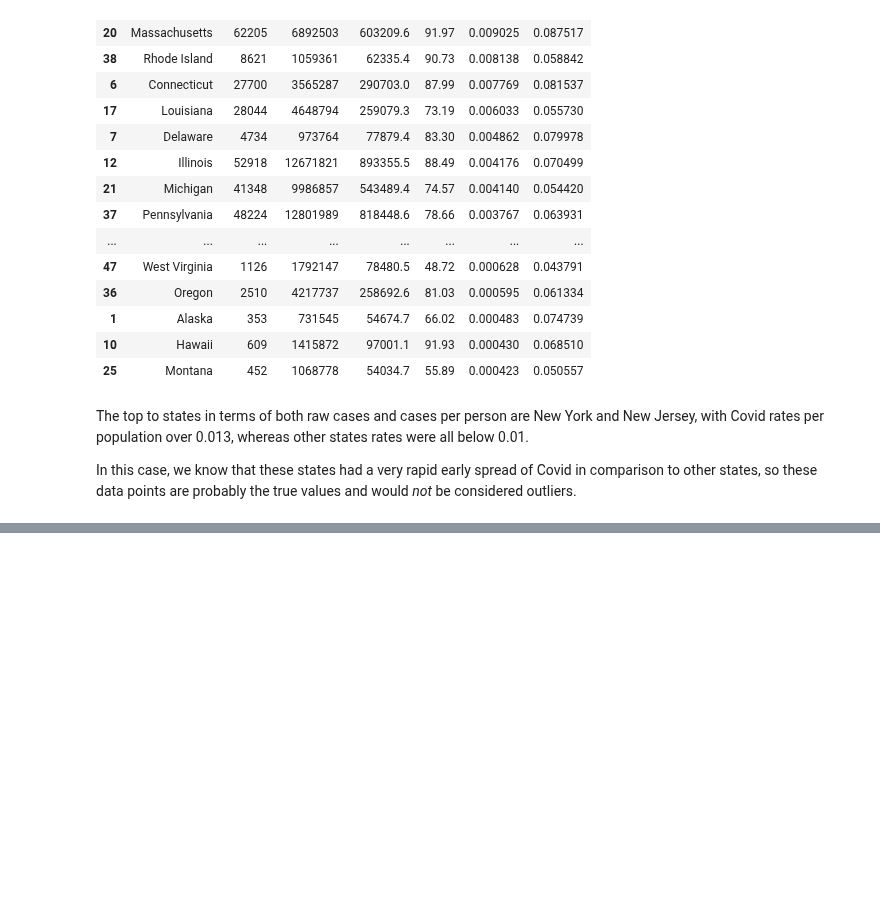
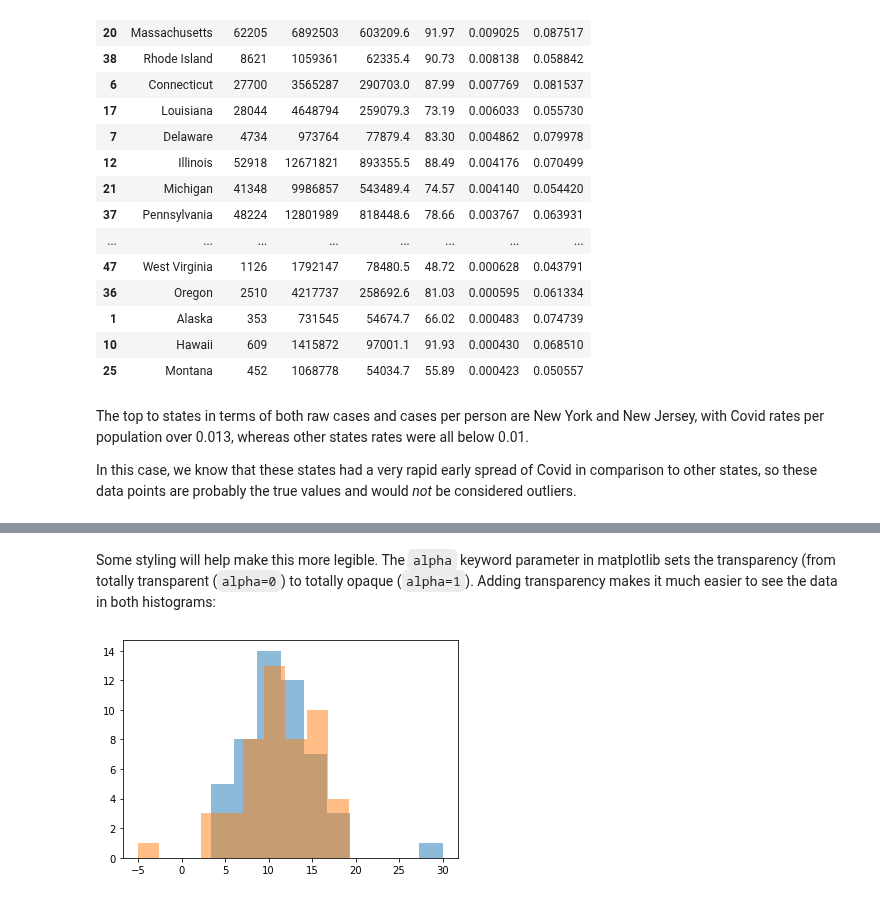
Before and after one commit to tangchen/Foundations-of-Data-Science-with-Python, a Jupyter notebook: _sources/03-first-data/visualization.ipynb, the cells around one changed output, grey strips where cells are left out. Drawn from its saved outputs; the diff is of its cells as text; code cells hidden in the pictures; blank space fills up the shorter version.

```diff
--- a/_sources/03-first-data/visualization.ipynb
+++ b/_sources/03-first-data/visualization.ipynb
@@ -310,0 +351,7 @@ To be specific, we are going to look at the Covid cases per population variable
+# %% [markdown]
+Some styling will help make this more legible. The `alpha` keyword parameter in matplotlib sets the transparency (from totally transparent (`alpha=0`) to totally opaque (`alpha=1`). Adding transparency makes it much easier to see the data in both histograms:
+# %%
+plt.hist(rate2005,alpha=0.5)
+plt.hist(rate2014,alpha=0.5);
+# %% [output]
+[figure, added]
```
Also changed, not shown: parts of 30 cells of this notebook, 25 other files.
